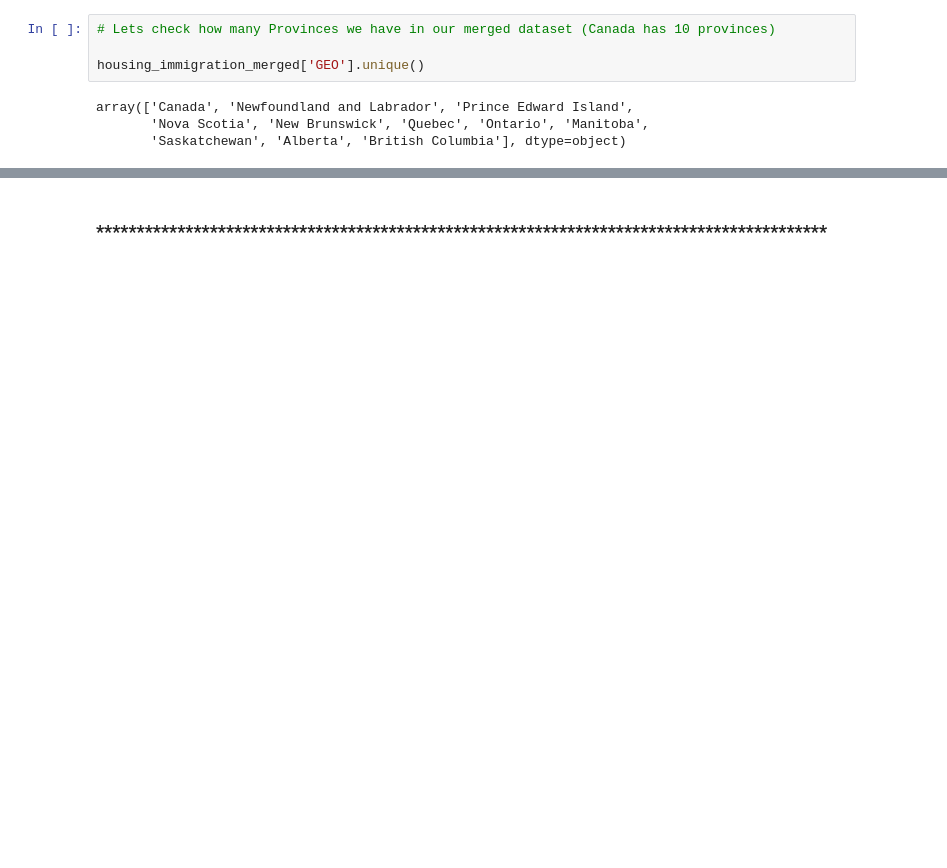
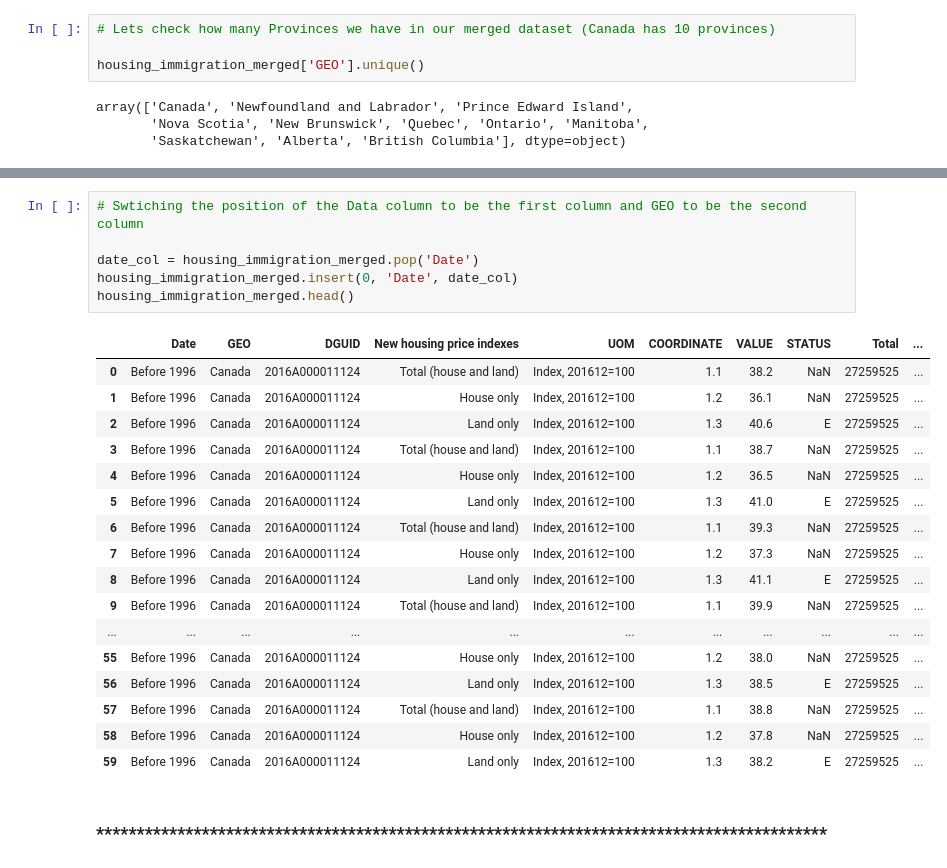
Before and after one commit to hunainmuneer/housing-crisis-in-canada, a Jupyter notebook: data-science-project/notebooks/notebook1.ipynb, the cells around one changed output, grey strips where cells are left out. Drawn from its saved outputs; the diff is of its cells as text; blank space fills up the shorter version.

```diff
--- a/data-science-project/notebooks/notebook1.ipynb
+++ b/data-science-project/notebooks/notebook1.ipynb
@@ -490,2 +499,26 @@ housing_immigration_merged.head()
+# %%
+# Swtiching the position of the Data column to be the first column and GEO to be the second column
+
+date_col = housing_immigration_merged.pop('Date')
+housing_immigration_merged.insert(0, 'Date', date_col)
+housing_immigration_merged.head()
+# %% [output]
+|  | Date | GEO | DGUID | New housing price indexes | UOM | COORDINATE | VALUE | STATUS | Total | ... |
+| 0 | Before 1996 | Canada | 2016A000011124 | Total (house and land) | Index, 201612=100 | 1.1 | 38.2 | NaN | 27259525 | ... |
+| 1 | Before 1996 | Canada | 2016A000011124 | House only | Index, 201612=100 | 1.2 | 36.1 | NaN | 27259525 | ... |
+| 2 | Before 1996 | Canada | 2016A000011124 | Land only | Index, 201612=100 | 1.3 | 40.6 | E | 27259525 | ... |
+| 3 | Before 1996 | Canada | 2016A000011124 | Total (house and land) | Index, 201612=100 | 1.1 | 38.7 | NaN | 27259525 | ... |
+| 4 | Before 1996 | Canada | 2016A000011124 | House only | Index, 201612=100 | 1.2 | 36.5 | NaN | 27259525 | ... |
+| 5 | Before 1996 | Canada | 2016A000011124 | Land only | Index, 201612=100 | 1.3 | 41.0 | E | 27259525 | ... |
+| 6 | Before 1996 | Canada | 2016A000011124 | Total (house and land) | Index, 201612=100 | 1.1 | 39.3 | NaN | 27259525 | ... |
+| 7 | Before 1996 | Canada | 2016A000011124 | House only | Index, 201612=100 | 1.2 | 37.3 | NaN | 27259525 | ... |
+| 8 | Before 1996 | Canada | 2016A000011124 | Land only | Index, 201612=100 | 1.3 | 41.1 | E | 27259525 | ... |
+| 9 | Before 1996 | Canada | 2016A000011124 | Total (house and land) | Index, 201612=100 | 1.1 | 39.9 | NaN | 27259525 | ... |
+| ... | ... | ... | ... | ... | ... | ... | ... | ... | ... | ... |
+| 55 | Before 1996 | Canada | 2016A000011124 | House only | Index, 201612=100 | 1.2 | 38.0 | NaN | 27259525 | ... |
+| 56 | Before 1996 | Canada | 2016A000011124 | Land only | Index, 201612=100 | 1.3 | 38.5 | E | 27259525 | ... |
+| 57 | Before 1996 | Canada | 2016A000011124 | Total (house and land) | Index, 201612=100 | 1.1 | 38.8 | NaN | 27259525 | ... |
+| 58 | Before 1996 | Canada | 2016A000011124 | House only | Index, 201612=100 | 1.2 | 37.8 | NaN | 27259525 | ... |
+| 59 | Before 1996 | Canada | 2016A000011124 | Land only | Index, 201612=100 | 1.3 | 38.2 | E | 27259525 | ... |
 # %% [markdown]
 ### ******************************************************************************************
```
Also changed, not shown: parts of 17 cells of this notebook.
